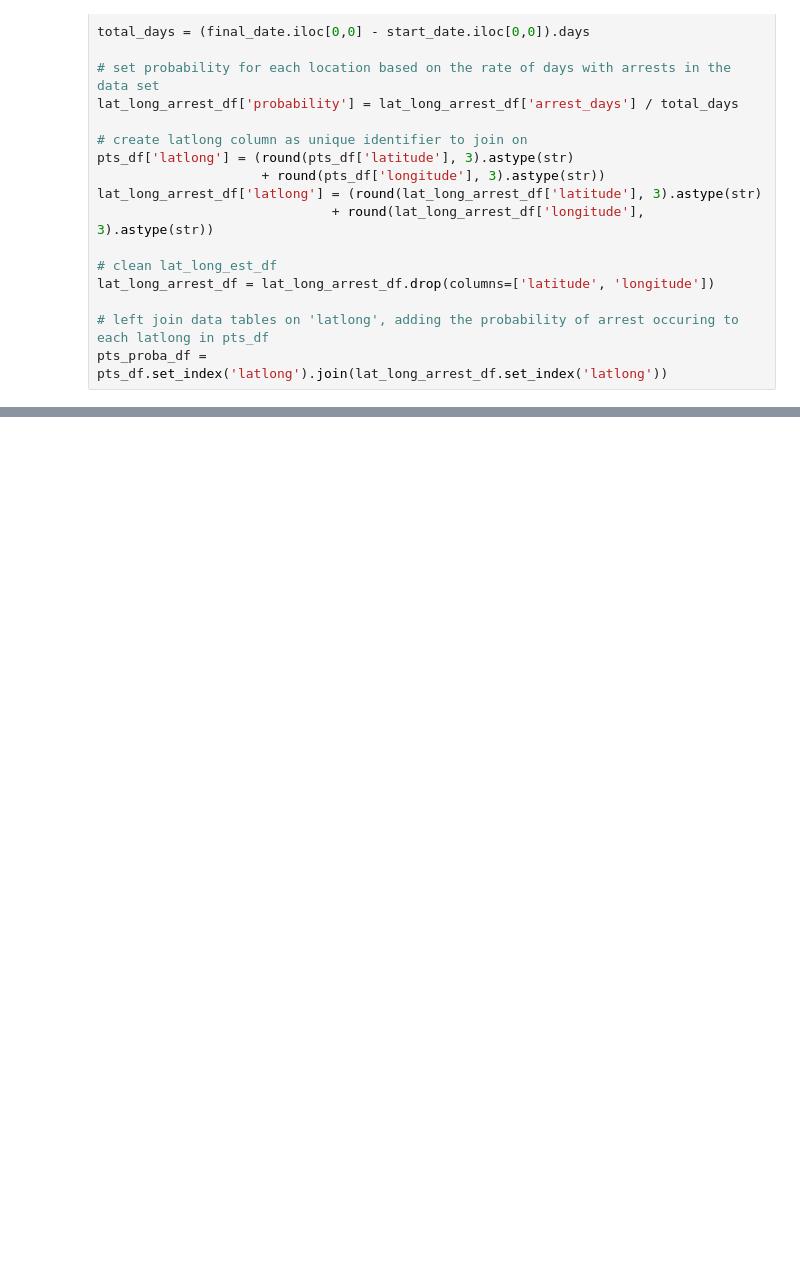
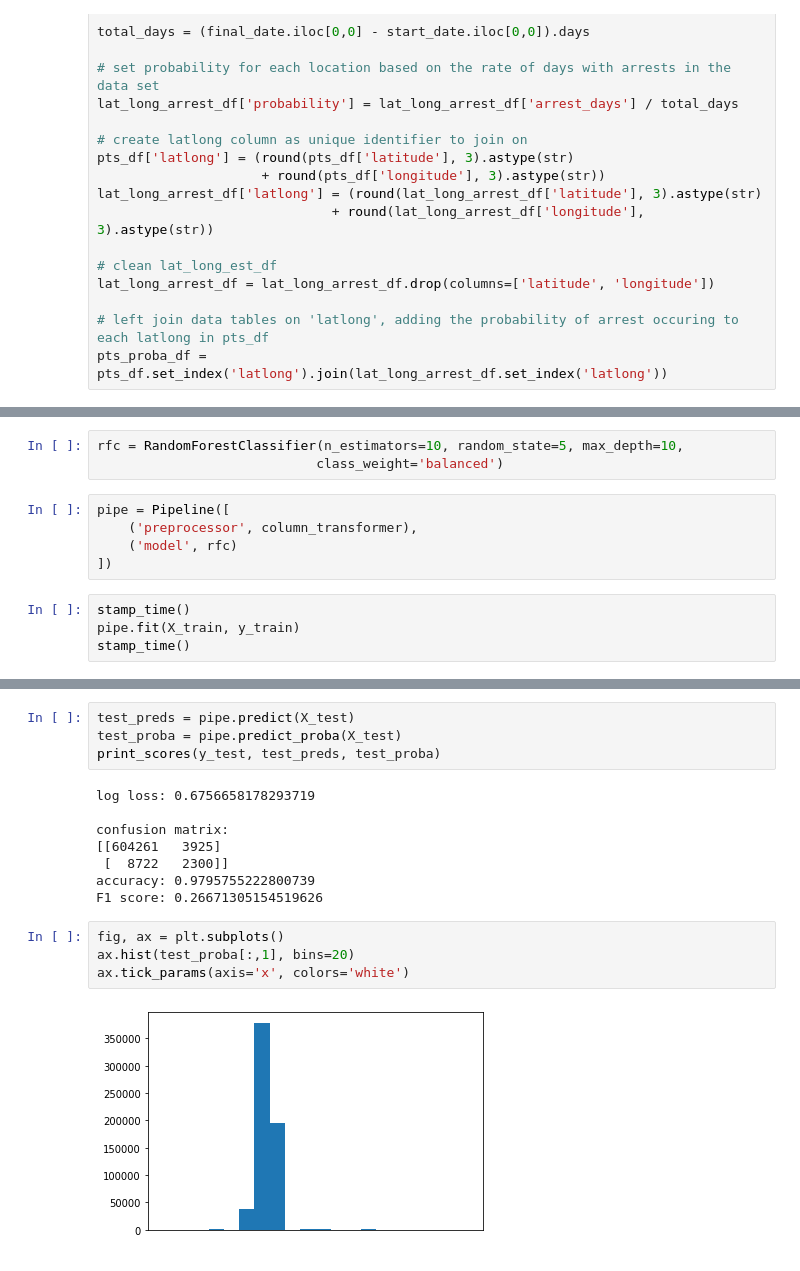
Before and after one commit to allisonhonold/walk_risk_engine, a Jupyter notebook: mvp.ipynb, the cells around one changed output, grey strips where cells are left out. Saved outputs shown, nothing was run; the diff lists cells and outputs as text; blank space fills up the shorter version.

```diff
--- a/mvp.ipynb
+++ b/mvp.ipynb
@@ -499,0 +349,12 @@ pts_proba_df = pts_df.set_index('latlong').join(lat_long_arrest_df.set_index('la
+# %%
+rfc = RandomForestClassifier(n_estimators=10, random_state=5, max_depth=10,
+                            class_weight='balanced')
+# %%
+pipe = Pipeline([
+    ('preprocessor', column_transformer),
+    ('model', rfc)
+])
+# %%
+stamp_time()
+pipe.fit(X_train, y_train)
+stamp_time()
@@ -499,0 +376,18 @@ pts_proba_df = pts_df.set_index('latlong').join(lat_long_arrest_df.set_index('la
+# %%
+test_preds = pipe.predict(X_test)
+test_proba = pipe.predict_proba(X_test)
+print_scores(y_test, test_preds, test_proba)
+# %% [output]
+log loss: 0.6756658178293719
+
+confusion matrix:
+[[604261   3925]
+ [  8722   2300]]
+accuracy: 0.9795755222800739
+F1 score: 0.26671305154519626
+# %%
+fig, ax = plt.subplots()
+ax.hist(test_proba[:,1], bins=20)
+ax.tick_params(axis='x', colors='white')
+# %% [output]
+[figure, added]
```
Also changed, not shown: parts of 42 cells of this notebook, 3 other files.
